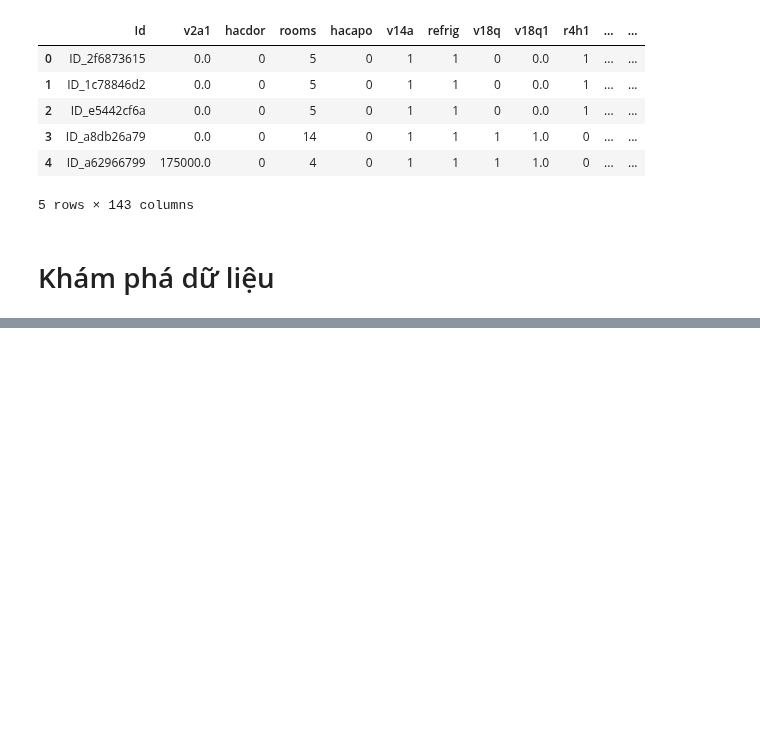
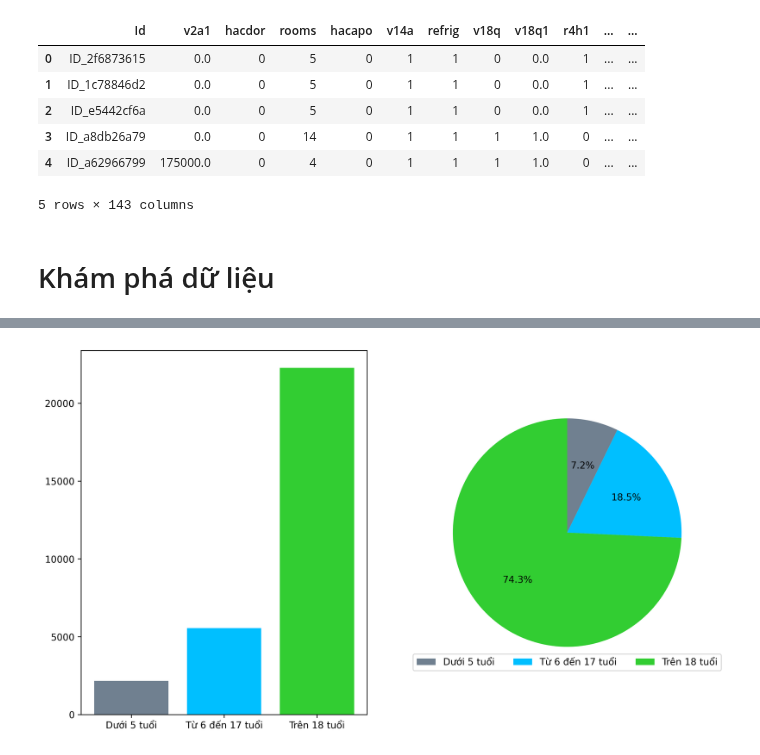
Before and after one commit to iam-Dylan/costa-rican-household, a Jupyter notebook: source/eda_DK.ipynb, the cells around one changed output, grey strips where cells are left out. Saved outputs shown, nothing was run; the diff lists cells and outputs as text; code cells hidden in the pictures; blank space fills up the shorter version.

```diff
--- a/source/eda_DK.ipynb
+++ b/source/eda_DK.ipynb
@@ -45,0 +48,7 @@ all_data = pd.concat((train, test)).reset_index(drop=True)
+# %%
+age_data = all_data[['age']].copy()
+age_data['bin_age'] = age_data['age']
+age_data.loc[age_data['age'] < 6, 'bin_age'] = 'Dưới 5 tuổi'
+age_data.loc[age_data['age'] >= 18, 'bin_age'] = 'Trên 18 tuổi'
+age_data.loc[(age_data['age'] >= 6) & (age_data['age'] < 18), 'bin_age'] = 'Từ 6 đến 17 tuổi'
+age_data.sample(5)
@@ -45,0 +62,15 @@ all_data = pd.concat((train, test)).reset_index(drop=True)
+# %%
+age_count = age_data['bin_age'].value_counts(ascending=True).to_frame(name='value')
+age_count['color'] = ['slategray', 'deepskyblue', 'limegreen']
+
+# Plot the bar chart and pie chart in the same subplot for 'age' column
+fig, (ax_bar, ax_pie) = plt.subplots(1, 2)
+ax_bar.bar(age_count.index, age_count.value, color=age_count['color']);
+ax_pie.pie(age_count.value,
+           labels=age_count.index, labeldistance=None,
+           colors=age_count['color'],
+           autopct='%1.1f%%', pctdistance=.6,
+           startangle=90, counterclock=False);
+ax_pie.legend(loc='lower center', ncol=3);
+# %% [output]
+[figure, added]
```
Also changed, not shown: parts of 24 cells of this notebook.
